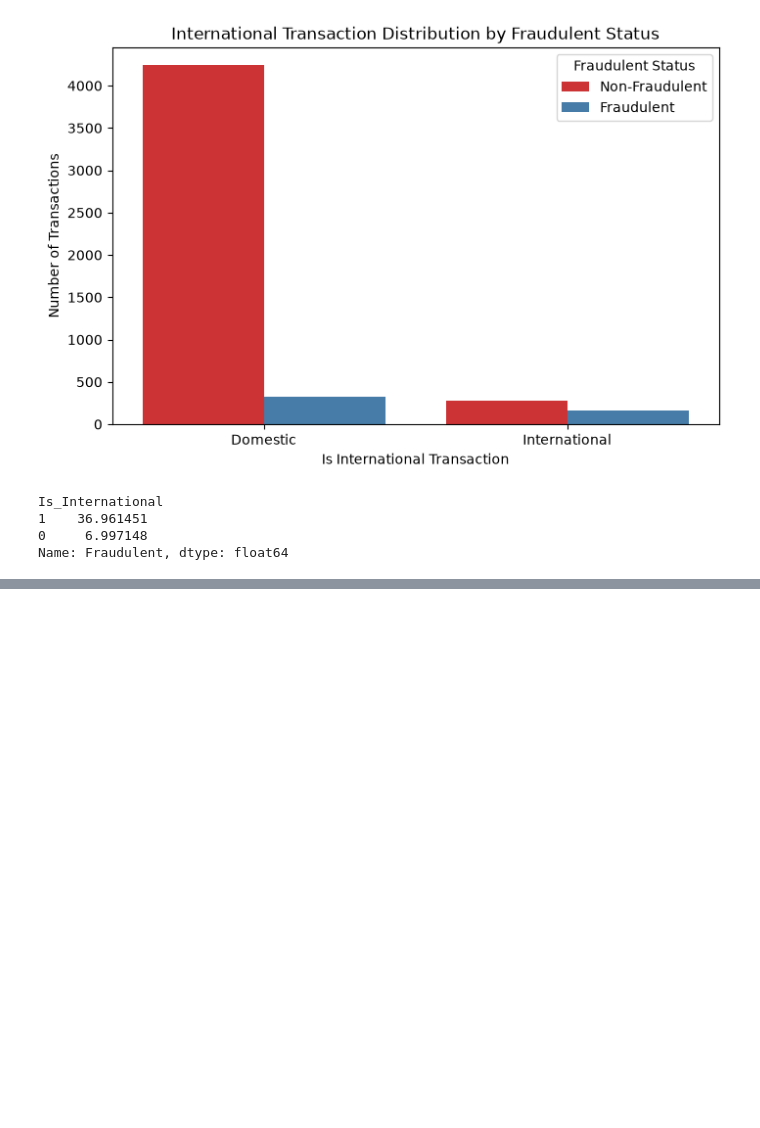
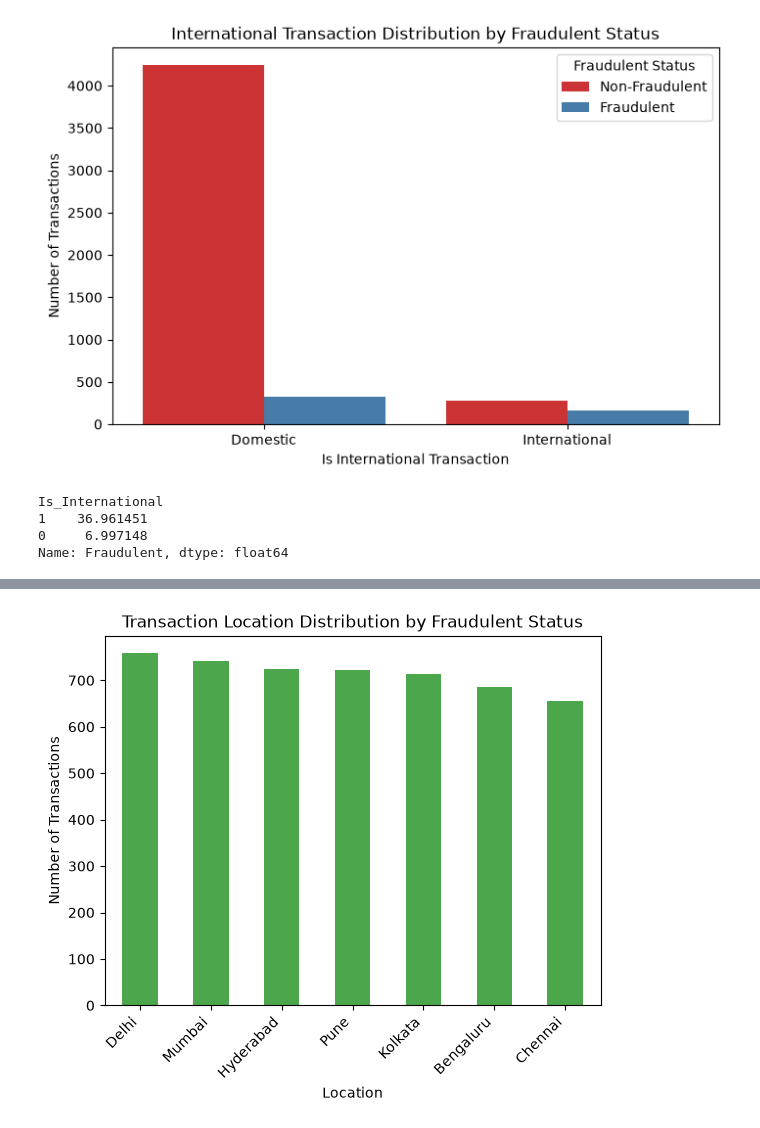
Before and after one commit to umairr-95/Financial-Fraud-Detection-Model-with-Dashboard, a Jupyter notebook: EDA.ipynb, the cells around one changed output, grey strips where cells are left out. Saved outputs shown, nothing was run; the diff lists cells and outputs as text; code cells hidden in the pictures; blank space fills up the shorter version.

```diff
--- a/EDA.ipynb
+++ b/EDA.ipynb
@@ -310,0 +327,19 @@ plt.show()
+# %%
+# Analyzing the location datsets
+df["Location"].nunique()
+
+df["Location"].value_counts()
+
+top_locations = df["Location"].value_counts().head(10)
+
+# sns.countplot(data=df, x='Location', hue='Fraudulent', palette='Set3')
+
+top_locations.plot(kind='bar', color='green', alpha=0.7)
+
+plt.title('Transaction Location Distribution by Fraudulent Status')
+plt.xlabel('Location')
+plt.ylabel('Number of Transactions')
+plt.xticks(rotation=45, ha='right')
+plt.show()
+# %% [output]
+[figure, added]
```
Also changed, not shown: parts of 5 cells of this notebook.
